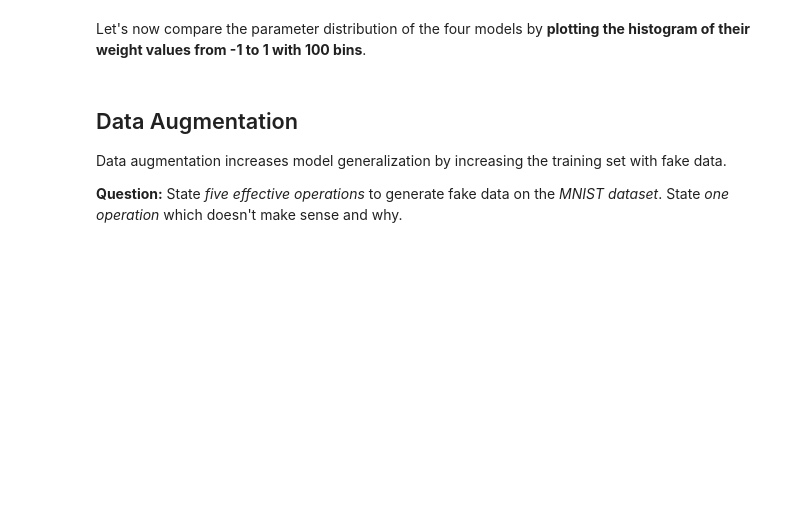
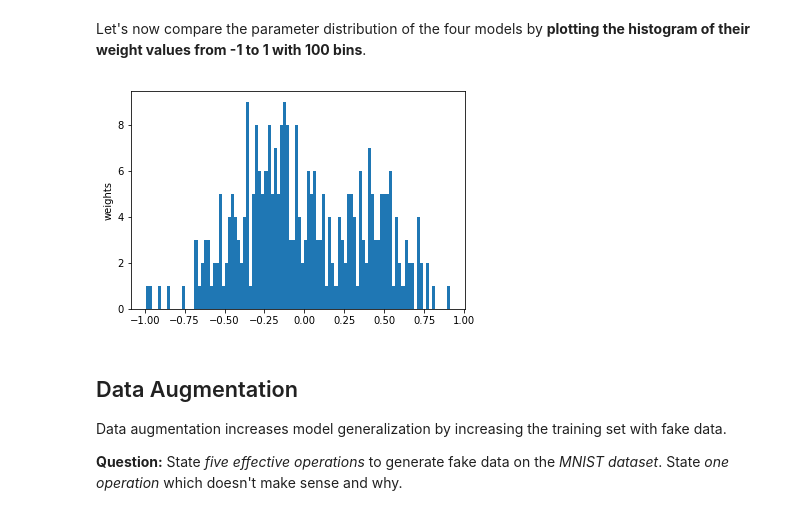
Before and after one commit to JulesBlubb/Foundations-of-Deep-Learning, a Jupyter notebook: exercise03/exercise03_optimization_and_regularization.ipynb, the cells around one changed output. Saved outputs shown, nothing was run; the diff lists cells and outputs as text; code cells hidden in the pictures; blank space fills up the shorter version.

Commit message:
added histogram and feedback

```diff
--- a/exercise03/exercise03_optimization_and_regularization.ipynb
+++ b/exercise03/exercise03_optimization_and_regularization.ipynb
@@ -962,3 +1000,14 @@ Let's now compare the parameter distribution of the four models by **plotting th
+# %%
+# START TODO ################
+for p in params:
+    selected = ((p.data >=(-1.0)) & (p.data <=1.0))
+    b = p.data[selected]
+plt.hist(b, bins=100)
+plt.ylabel('weights')
+plt.show()
+# End TODO ################
+# %% [output]
+[figure, added]
 # %% [markdown]
 ## Data Augmentation
 
```
Also changed, not shown: parts of 7 cells of this notebook.
